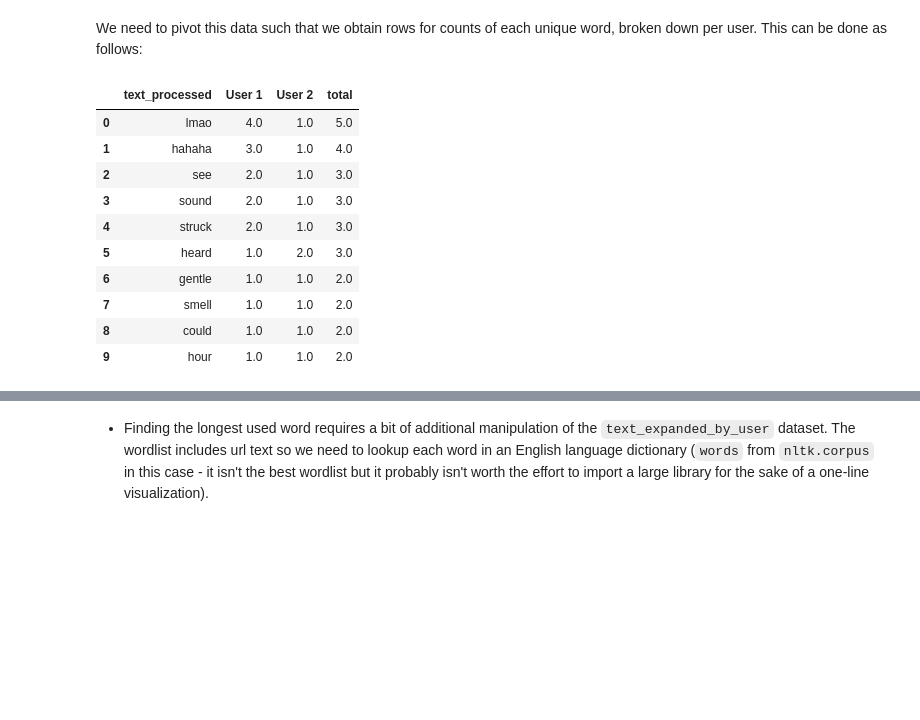
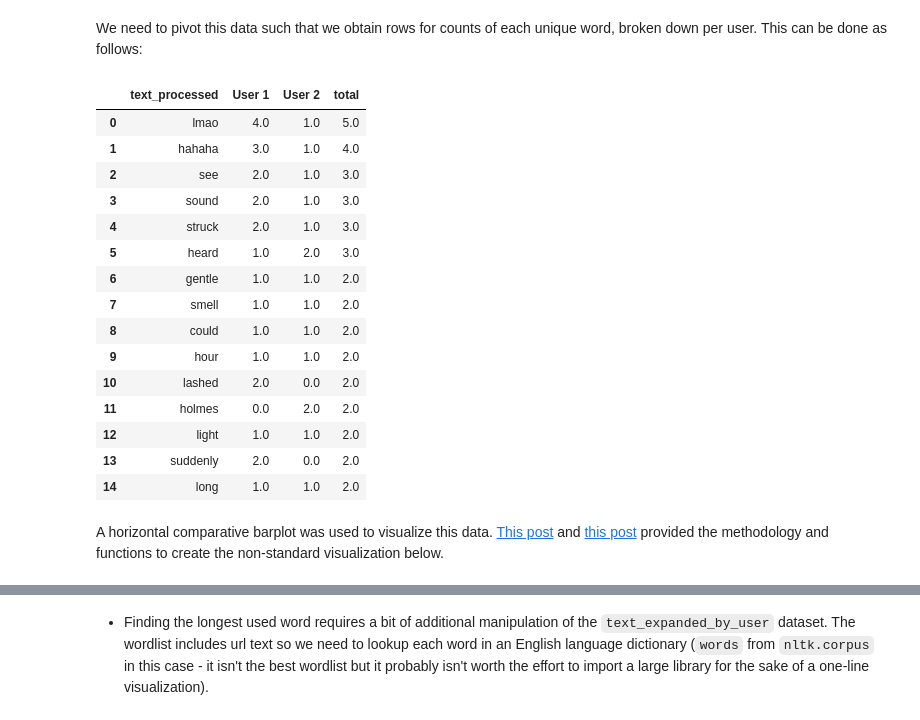
Before and after one commit to shenal-siri/WhatsApp-Chat-Viz, a Jupyter notebook: Chat-History-Prototyping.ipynb, the cells around one changed output, grey strips where cells are left out. Drawn from its saved outputs; the diff is of its cells as text; code cells hidden in the pictures; blank space fills up the shorter version.

```diff
--- a/Chat-History-Prototyping.ipynb
+++ b/Chat-History-Prototyping.ipynb
@@ -753,30 +770,37 @@ We need to pivot this data such that we obtain rows for counts of each unique wo
 # %%
 # Pivot
 text_expanded_by_user = text_expanded.pivot_table(text_expanded,
                                                   index='text_processed',
                                                   columns='username',
                                                   aggfunc=len).fillna(0)
 
 # Create and populate a 'total' column
 text_expanded_by_user['total'] = text_expanded_by_user.sum(axis=1)
 
 # Sort by most common words
 text_expanded_by_user.sort_values(by='total', ascending=False, inplace=True)
 
 # Re-index dataframe and fix column naming
 text_expanded_by_user = text_expanded_by_user.reset_index()
 text_expanded_by_user.rename_axis(None, axis=1, inplace=True)
 
-text_expanded_by_user.head(10)
+text_expanded_by_user.head(15)
 # %% [output]
 |  | text_processed | User 1 | User 2 | total |
 | 0 | lmao | 4.0 | 1.0 | 5.0 |
 | 1 | hahaha | 3.0 | 1.0 | 4.0 |
 | 2 | see | 2.0 | 1.0 | 3.0 |
 | 3 | sound | 2.0 | 1.0 | 3.0 |
 | 4 | struck | 2.0 | 1.0 | 3.0 |
 | 5 | heard | 1.0 | 2.0 | 3.0 |
 | 6 | gentle | 1.0 | 1.0 | 2.0 |
 | 7 | smell | 1.0 | 1.0 | 2.0 |
 | 8 | could | 1.0 | 1.0 | 2.0 |
 | 9 | hour | 1.0 | 1.0 | 2.0 |
+| 10 | lashed | 2.0 | 0.0 | 2.0 |
+| 11 | holmes | 0.0 | 2.0 | 2.0 |
+| 12 | light | 1.0 | 1.0 | 2.0 |
+| 13 | suddenly | 2.0 | 0.0 | 2.0 |
+| 14 | long | 1.0 | 1.0 | 2.0 |
+# %% [markdown]
+A horizontal comparative barplot was used to visualize this data. [This post](https://stackoverflow.com/questions/27694221/using-python-libraries-to-plot-two-horizontal-bar-charts-sharing-same-y-axis) and [this post](https://stackoverflow.com/questions/43214978/seaborn-barplot-displaying-values) provided the methodology and functions to create the non-standard visualization below.
```
Also changed, not shown: parts of 10 cells of this notebook.
